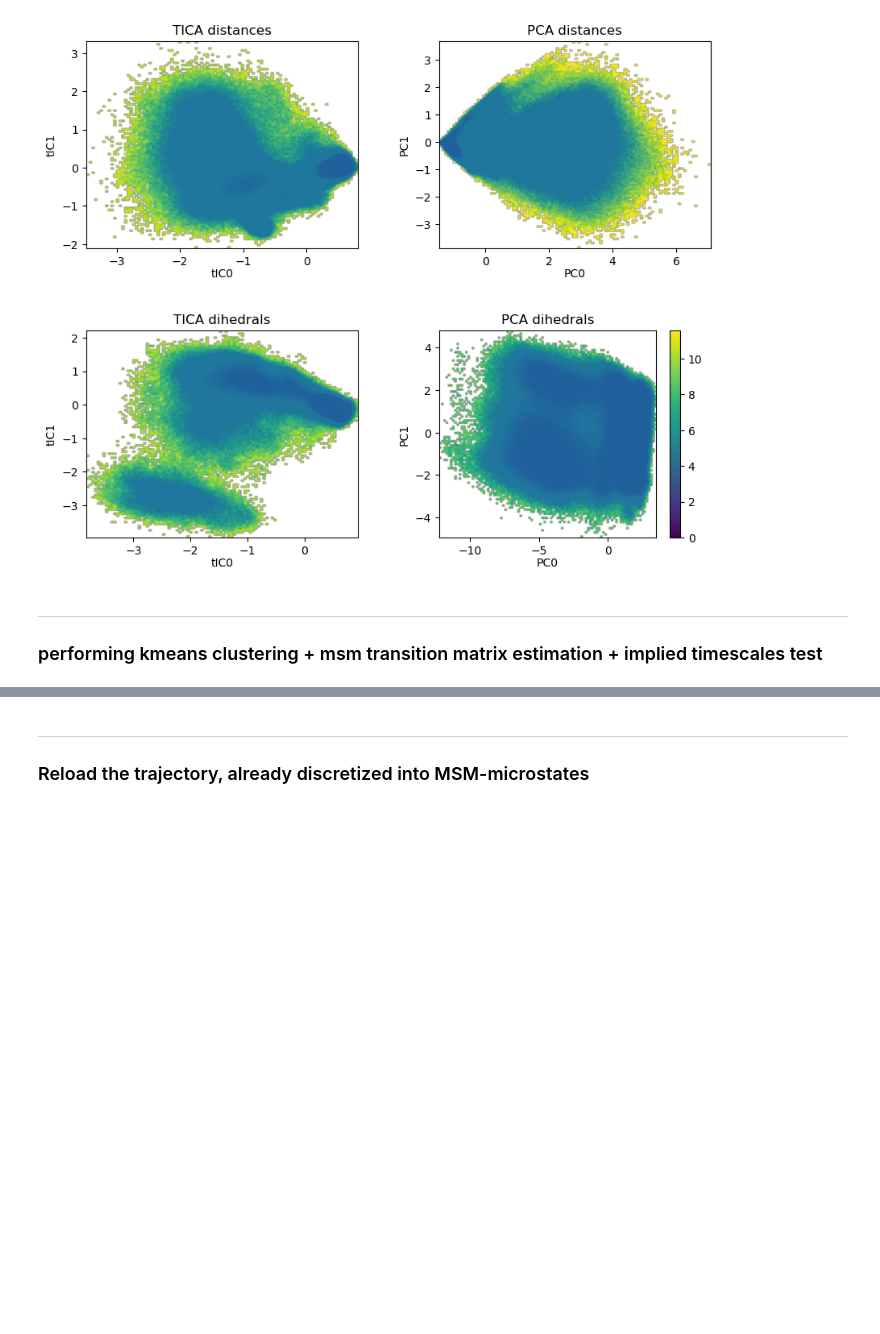
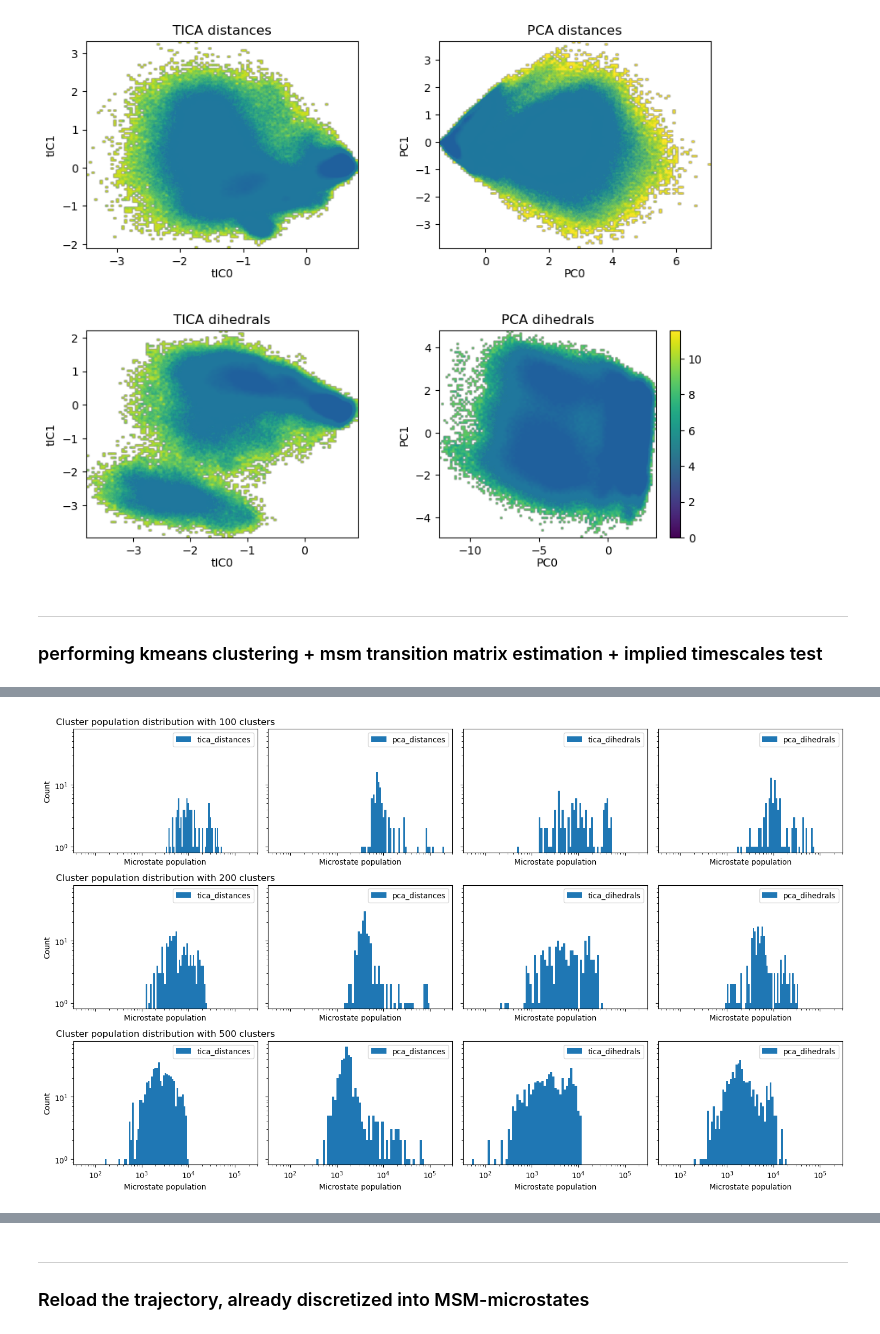
Before and after one commit to miriamzara/MSM, a Jupyter notebook: step_3new_msm_construction.ipynb, the cells around one changed output, grey strips where cells are left out. Cells and saved outputs as stored; diff of their text form; code cells hidden in the pictures; blank space fills up the shorter version.

```diff
--- a/step_3new_msm_construction.ipynb
+++ b/step_3new_msm_construction.ipynb
@@ -289,0 +363,35 @@ plt.show()
+# %%
+# check cluster populations
+fig, axes = plt.subplots(
+    len(kcluster_list),
+    len(trajectories_labels),
+    figsize=(15, 3 * len(kcluster_list)),
+    sharex=True,
+    sharey=True,
+)
+
+
+for row, n_clusters in enumerate(kcluster_list):
+    for col, traj_name in enumerate(trajectories_labels):
+        ax = axes[row, col]
+        data = np.load(f"intermediate_outputs/kmeans/{n_clusters}clusters_{traj_name}.npz")
+        assignments = data["traj"]
+        unique, counts = np.unique(assignments, return_counts=True)
+        bins = np.logspace(np.log10(counts.min()),
+                np.log10(counts.max()),
+                50)
+
+        ax.hist(counts, bins=bins, label=traj_name)
+        #axs[i].hist(counts, bins=50, label = traj_name)
+        ax.set_xscale("log")
+        ax.legend()
+        ax.set_yscale("log")
+        ax.set_xlabel("Microstate population")
+        if col == 0:
+                ax.set_ylabel("Count")
+                ax.set_title(f"Cluster population distribution with {n_clusters} clusters")
+
+plt.tight_layout()
+plt.show()
+# %% [output]
+[figure, added]
```
Also changed, not shown: parts of 10 cells of this notebook, 2 other files.
